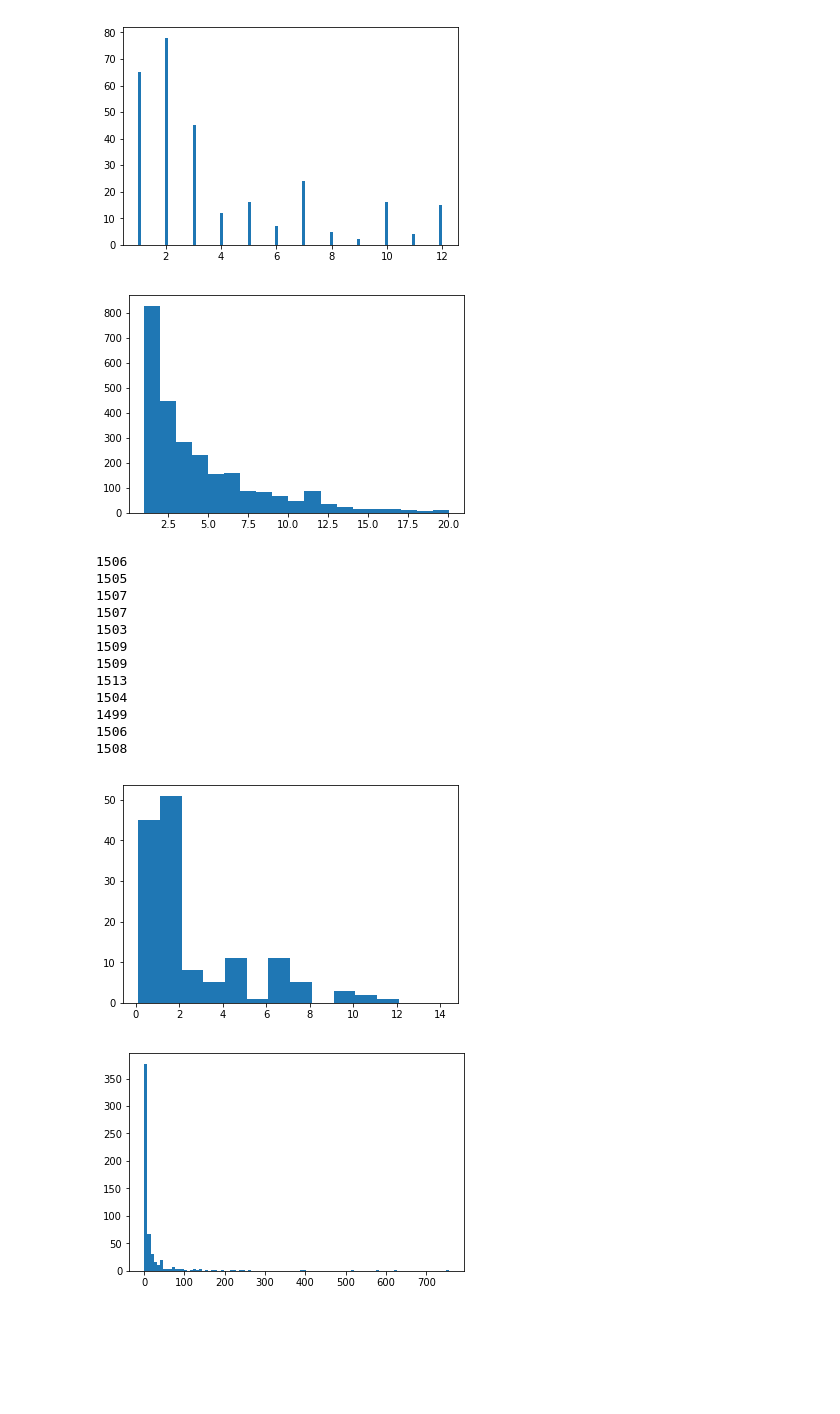
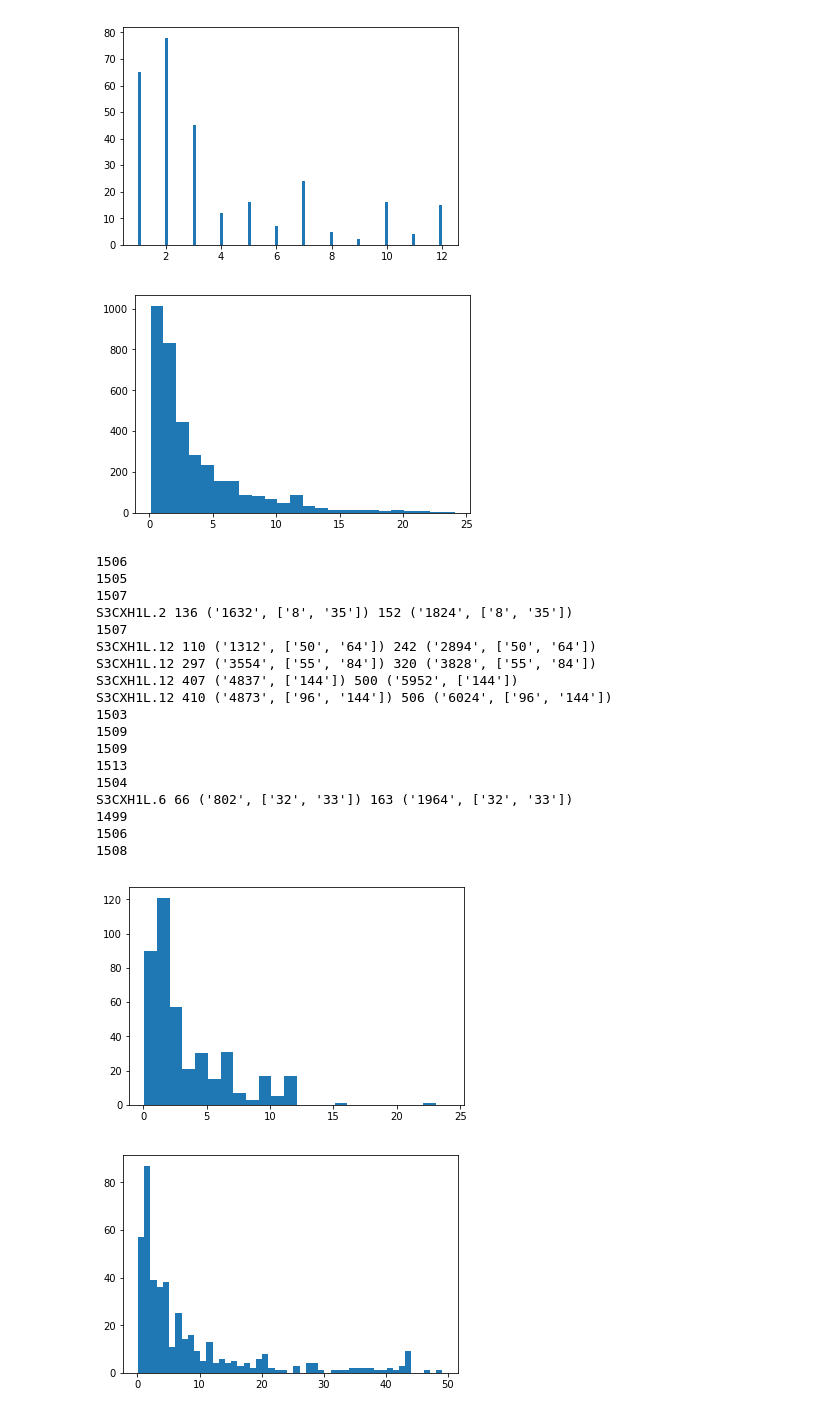
Before and after one commit to ablab/stringdecomposer, a Jupyter notebook: sd/scripts/calc_statistic/MutationDistStat.ipynb, the cells around one changed output. Drawn from its saved outputs; the diff is of its cells as text; code cells hidden in the pictures; blank space fills up the shorter version.

Commit message:
WindowMutationDistStat

```diff
--- a/sd/scripts/calc_statistic/MutationDistStat.ipynb
+++ b/sd/scripts/calc_statistic/MutationDistStat.ipynb
@@ -27,7 +27,7 @@ print(monomers_list)
 def show_hist(dists_list):
     import matplotlib.pyplot as plt
     #dists_list = dists_list[:int(0.9*len(dists_list))]
-    plt.hist(dists_list, bins=[i + 0.1 for i in range(15)])
+    plt.hist(dists_list, bins=[i + 0.1 for i in range(50)])
     plt.show()
 # %%
 #Calculate dist between all same mutations; Only for closest one
@@ -88,7 +88,7 @@ def equal_mutations(monomer1, monomer2):
 # %%
 show_all_nigber_dist(equal_mutations)
 # %% [output]
-[figure, old version]
+[figure, new version]
 # %%
 def mutations_hash(mutations):
     res = 0
@@ -107,12 +107,12 @@ for monoName in monomers_list:
 
     #print(MutationCnt)
     print(len(monoList))
-    for frM_id in range(3*len(monoList)//4, 4*len(monoList)//4):
+    for frM_id in range(len(monoList)):
         cur_hash = mutations_hash(monoList[frM_id][1])
         if MutationCnt[cur_hash] != 2:
             continue
 
-        for scM_id in range(frM_id + 1, 4*len(monoList)//4):
+        for scM_id in range(frM_id + 1, len(monoList)):
             if mutations_hash(monoList[scM_id][1]) == cur_hash:
                 if (scM_id - frM_id > 12):
                     print(monoName, frM_id, monoList[frM_id], scM_id, monoList[scM_id])
@@ -127,16 +127,22 @@ show_hist(dists_list)
 1506
 1505
 1507
+S3CXH1L.2 136 ('1632', ['8', '35']) 152 ('1824', ['8', '35'])
 1507
+S3CXH1L.12 110 ('1312', ['50', '64']) 242 ('2894', ['50', '64'])
+S3CXH1L.12 297 ('3554', ['55', '84']) 320 ('3828', ['55', '84'])
+S3CXH1L.12 407 ('4837', ['144']) 500 ('5952', ['144'])
+S3CXH1L.12 410 ('4873', ['96', '144']) 506 ('6024', ['96', '144'])
 1503
 1509
 1509
 1513
 1504
+S3CXH1L.6 66 ('802', ['32', '33']) 163 ('1964', ['32', '33'])
 1499
 1506
 1508
-[figure, old version]
+[figure, new version]
 # %%
 # Show dist between same HORS
 def is_same(hor1_id, hor2_id):
@@ -150,33 +156,33 @@ def is_same(hor1_id, hor2_id):
         if pos1_12 == -1:
             pos1_12 = int(monoList[hor1_id][0])//12
         else:
             for i in range(-20, 20):
                 if (hor1_id + i < len(monoList)) and int(monoList[hor1_id + i][0])//12 == pos1_12:
                     cid1 = hor1_id + i
 
         if pos2_12 == -1:
             pos2_12 = int(monoList[hor2_id][0])//12
         else:
             for i in range(-20, 20):
                 if (hor2_id + i < len(monoList)) and int(monoList[hor2_id + i][0])//12 == pos2_12:
                     cid2 = hor2_id + i
 
         if cid1 == 0 or cid2 == 0:
             continue
 
         if (monoList[cid1][1] != monoList[cid2][1]):
             return False
     return True
 
 
 dists_list = []
-for hor1_id in range(1499):
-    for hor2_id in range(hor1_id + 1, 1499):
+for hor1_id in range(0, 1300):
+    for hor2_id in range(hor1_id + 1, 1300):
         if is_same(hor1_id, hor2_id):
             dists_list.append(hor2_id - hor1_id)
             break
 dists_list.sort()
 #print(dists_list)
 show_hist(dists_list)
 # %% [output]
-[figure, old version]
+[figure, new version]
```
Also changed, not shown: parts of 1 cell of this notebook, 2 other files.
